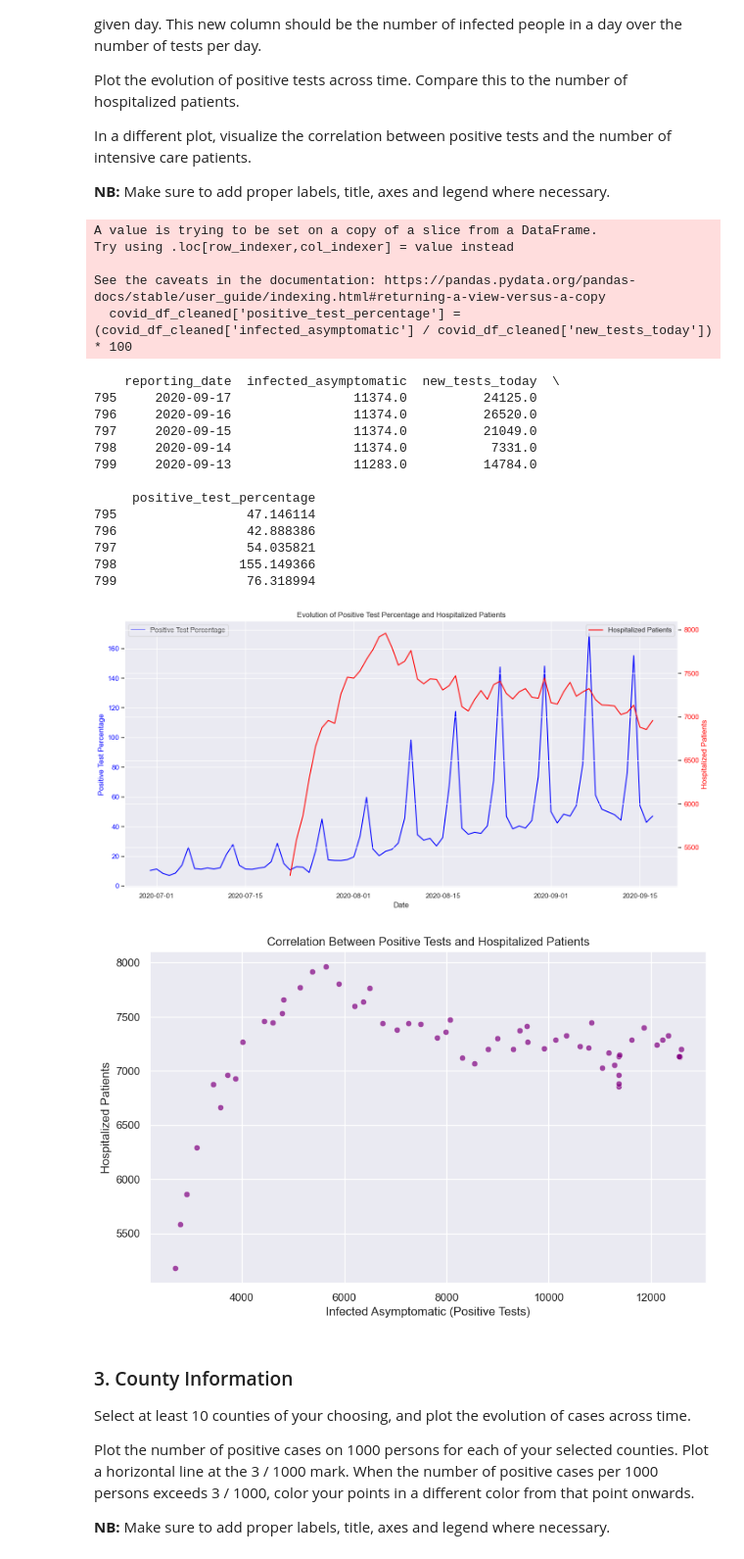
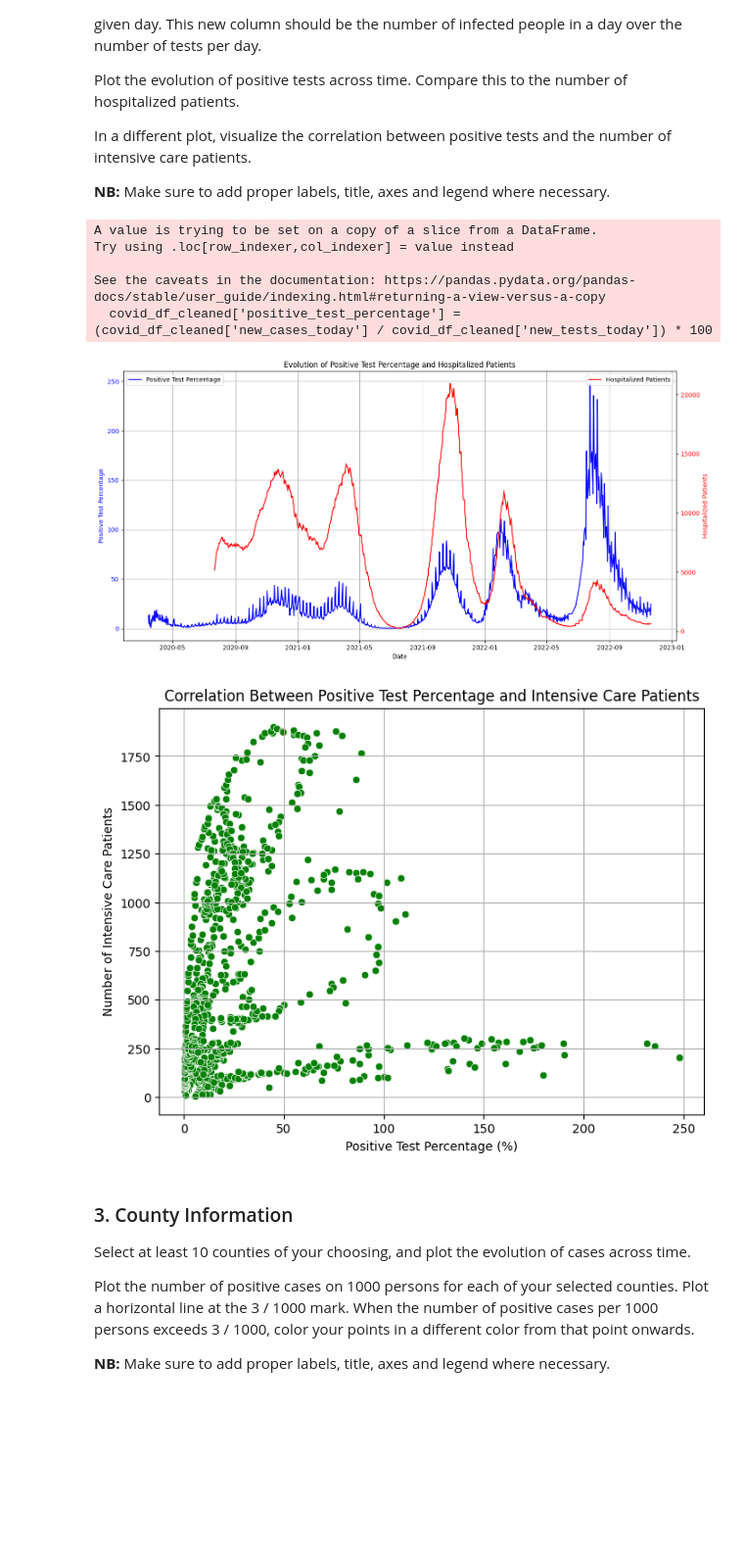
Before and after one commit to Kirigaya-Suguha/Final_Project_6, a Jupyter notebook: Project_6_Data Plots_and_Visualization.ipynb, the cells around one changed output. Shown at 98% size. Saved outputs shown, nothing was run; the diff lists cells and outputs as text; code cells hidden in the pictures; blank space fills up the shorter version.

Commit message:
Update: Project_6_Data Plots_and_Visualization.ipynb exercise

```diff
--- a/Project_6_Data Plots_and_Visualization.ipynb
+++ b/Project_6_Data Plots_and_Visualization.ipynb
@@ -1179,80 +1187,53 @@ import matplotlib.pyplot as plt
 import requests
 import json
 
-# Fetch COVID data
 covid_data = json.loads(requests.get('https://www.graphs.ro/json.php').content)
 
-# Convert to DataFrame
 covid_df = pd.DataFrame(covid_data['covid_romania'])
 
-# Ensure 'reporting_date' is in datetime format
 covid_df['reporting_date'] = pd.to_datetime(covid_df['reporting_date'])
 
-# Handle missing values by dropping rows with NaN in key columns
-covid_df_cleaned = covid_df.dropna(subset=['infected_asymptomatic', 'new_tests_today'])
+covid_df_cleaned = covid_df.dropna(subset=['new_cases_today', 'new_tests_today'])
 
-# Compute the percentage of positive tests per day
-covid_df_cleaned['positive_test_percentage'] = (covid_df_cleaned['infected_asymptomatic'] / covid_df_cleaned['new_tests_today']) * 100
-
-# Check if the new column was added correctly
-print(covid_df_cleaned[['reporting_date', 'infected_asymptomatic', 'new_tests_today', 'positive_test_percentage']].head())
+covid_df_cleaned['positive_test_percentage'] = (covid_df_cleaned['new_cases_today'] / covid_df_cleaned['new_tests_today']) * 100
 
 # Plot 1: Evolution of Positive Test Percentage and Number of Hospitalized Patients
 fig, ax1 = plt.subplots(figsize=(14, 7))
 
-# Plot positive test percentage
 sns.lineplot(data=covid_df_cleaned, x='reporting_date', y='positive_test_percentage', ax=ax1, color='blue', label='Positive Test Percentage')
 ax1.set_xlabel('Date')
 ax1.set_ylabel('Positive Test Percentage', color='blue')
 ax1.tick_params(axis='y', labelcolor='blue')
 ax1.set_title('Evolution of Positive Test Percentage and Hospitalized Patients')
 
-# Create a second y-axis for the number of hospitalized patients
 ax2 = ax1.twinx()
 sns.lineplot(data=covid_df_cleaned, x='reporting_date', y='infected_hospitalized', ax=ax2, color='red', label='Hospitalized Patients')
 ax2.set_ylabel('Hospitalized Patients', color='red')
 ax2.tick_params(axis='y', labelcolor='red')
 
-# Add legends and grid
 ax1.legend(loc='upper left')
 ax2.legend(loc='upper right')
 ax1.grid(True)
 
 plt.tight_layout()
 plt.show()
 
-# Plot 2: Correlation between Positive Tests and Hospitalized Patients
-plt.figure(figsize=(10, 6))
-
-# Correlation between infected asymptomatic (positive tests) and infected hospitalized
-sns.scatterplot(data=covid_df_cleaned, x='infected_asymptomatic', y='infected_hospitalized', color='purple', alpha=0.7)
-plt.title('Correlation Between Positive Tests and Hospitalized Patients')
-plt.xlabel('Infected Asymptomatic (Positive Tests)')
-plt.ylabel('Hospitalized Patients')
+# Plot 2: Correlation between positive test percentage and number of intensive care patients
+plt.figure(figsize=(8, 6))
+sns.scatterplot(x='positive_test_percentage', y='intensive_care_right_now', data=covid_df_cleaned, color='green')
+plt.title('Correlation Between Positive Test Percentage and Intensive Care Patients')
+plt.xlabel('Positive Test Percentage (%)')
+plt.ylabel('Number of Intensive Care Patients')
 plt.grid(True)
-
 plt.show()
 # %% [output]
 A value is trying to be set on a copy of a slice from a DataFrame.
 Try using .loc[row_indexer,col_indexer] = value instead
 
 See the caveats in the documentation: https://pandas.pydata.org/pandas-docs/stable/user_guide/indexing.html#returning-a-view-versus-a-copy
-  covid_df_cleaned['positive_test_percentage'] = (covid_df_cleaned['infected_asymptomatic'] / covid_df_cleaned['new_tests_today']) * 100
+  covid_df_cleaned['positive_test_percentage'] = (covid_df_cleaned['new_cases_today'] / covid_df_cleaned['new_tests_today']) * 100
-    reporting_date  infected_asymptomatic  new_tests_today  \
-795     2020-09-17                11374.0          24125.0
-796     2020-09-16                11374.0          26520.0
-797     2020-09-15                11374.0          21049.0
-798     2020-09-14                11374.0           7331.0
-799     2020-09-13                11283.0          14784.0
-
-     positive_test_percentage
-795                 47.146114
-796                 42.888386
-797                 54.035821
-798                155.149366
-799                 76.318994
-[figure, old version]
+[figure, new version]
-[figure, old version]
+[figure, new version]
 # %% [markdown]
 ### 3. County Information
 
```
Also changed, not shown: parts of 10 cells of this notebook, 1 other file.
